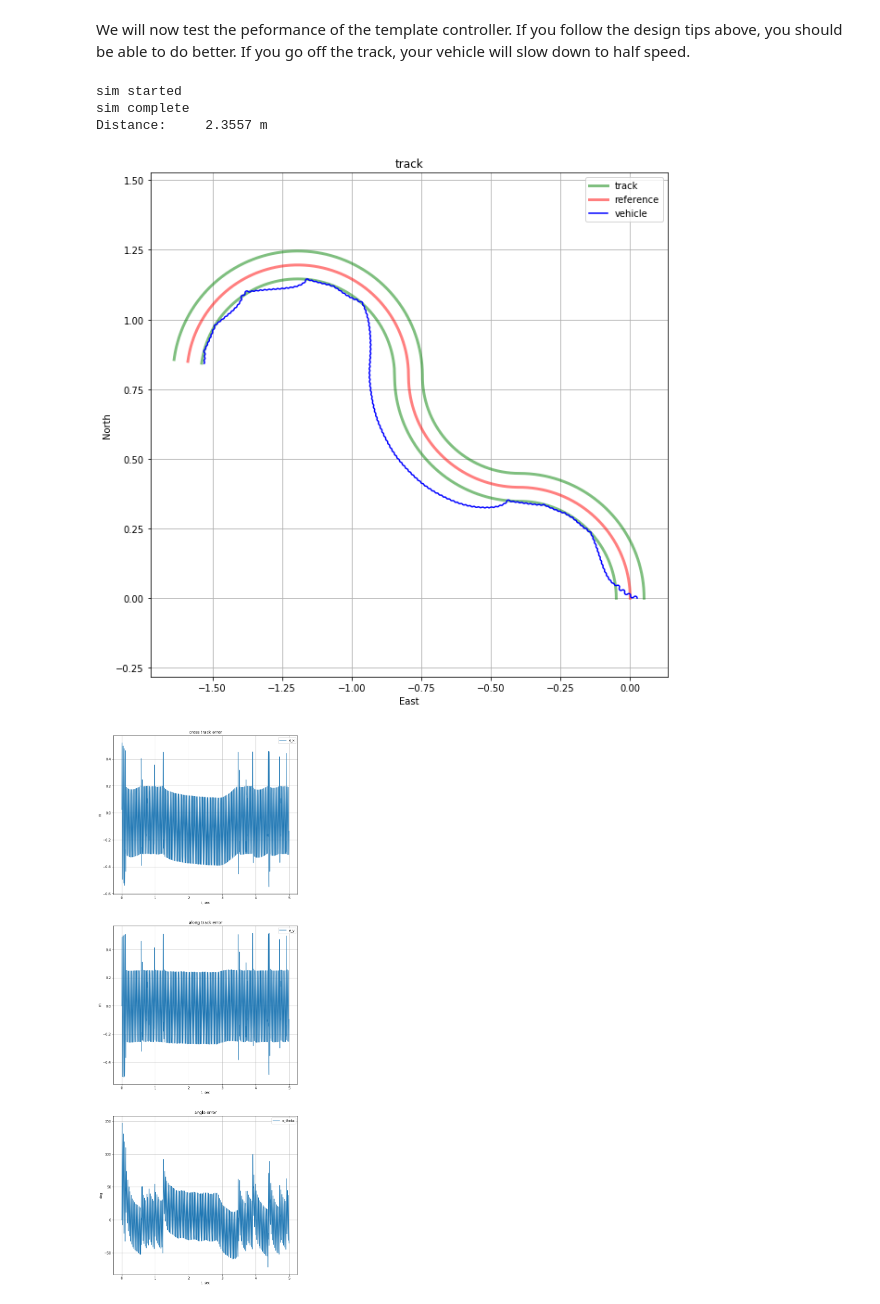
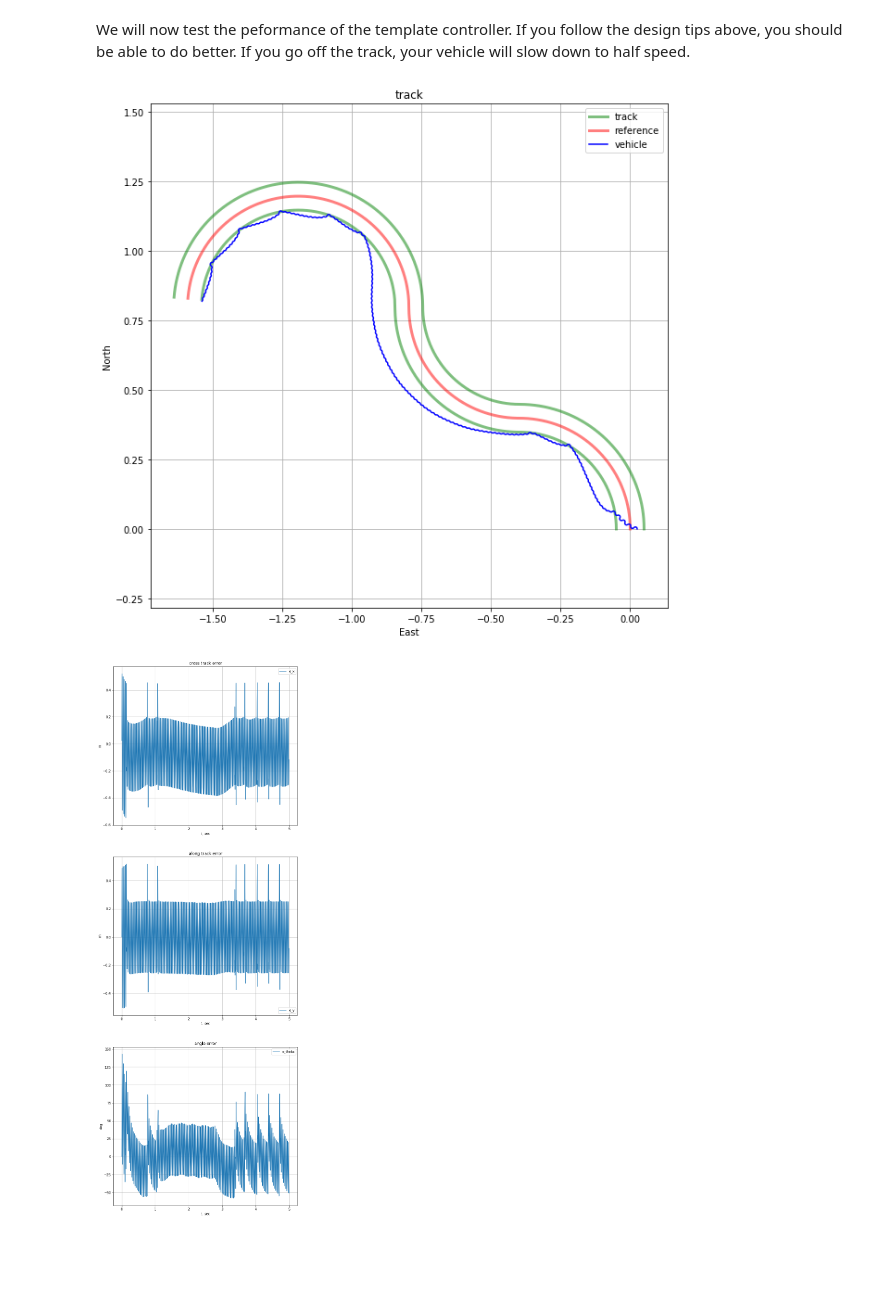
Before and after one commit to jgoppert/aae364_notebook, a Jupyter notebook: GrandPrix.ipynb, the cells around one changed output. Cells and saved outputs as stored; diff of their text form; code cells hidden in the pictures; blank space fills up the shorter version.

```diff
--- a/GrandPrix.ipynb
+++ b/GrandPrix.ipynb
@@ -168,28 +185,25 @@ We will now test the peformance of the template controller. If you follow the de
 # %%
 import sys
 import matplotlib.pyplot as plt
 sys.path.insert(0, '../prob/grandprix')
 from grandprix import Sim, DiscreteStateSpace
 from grandprix_template import Controller
 #from grandprix_example import Controller
 
 sim = Sim(Controller)
 
 # you can modify various properties of the simulation here,
 # When grading, I will test with the default settings.
-sim.tf = 5
-sim.verbose = True
+#sim.tf = 5
+#sim.verbose = True
 
 # uncommment this to try going straight with no disturbance first
 # sim.enable_disturbance = 0
 # sim.enable_noise = 0
 # sim.track = [0]
 
 sim.run()
 sim.plot()
 # %% [output]
-sim started
-sim complete
-Distance:     2.3557 m
-[figure, old version]
+[figure, new version]
-[figure, old version]
+[figure, new version]
```
Also changed, not shown: parts of 2 cells of this notebook, 2 other files.
